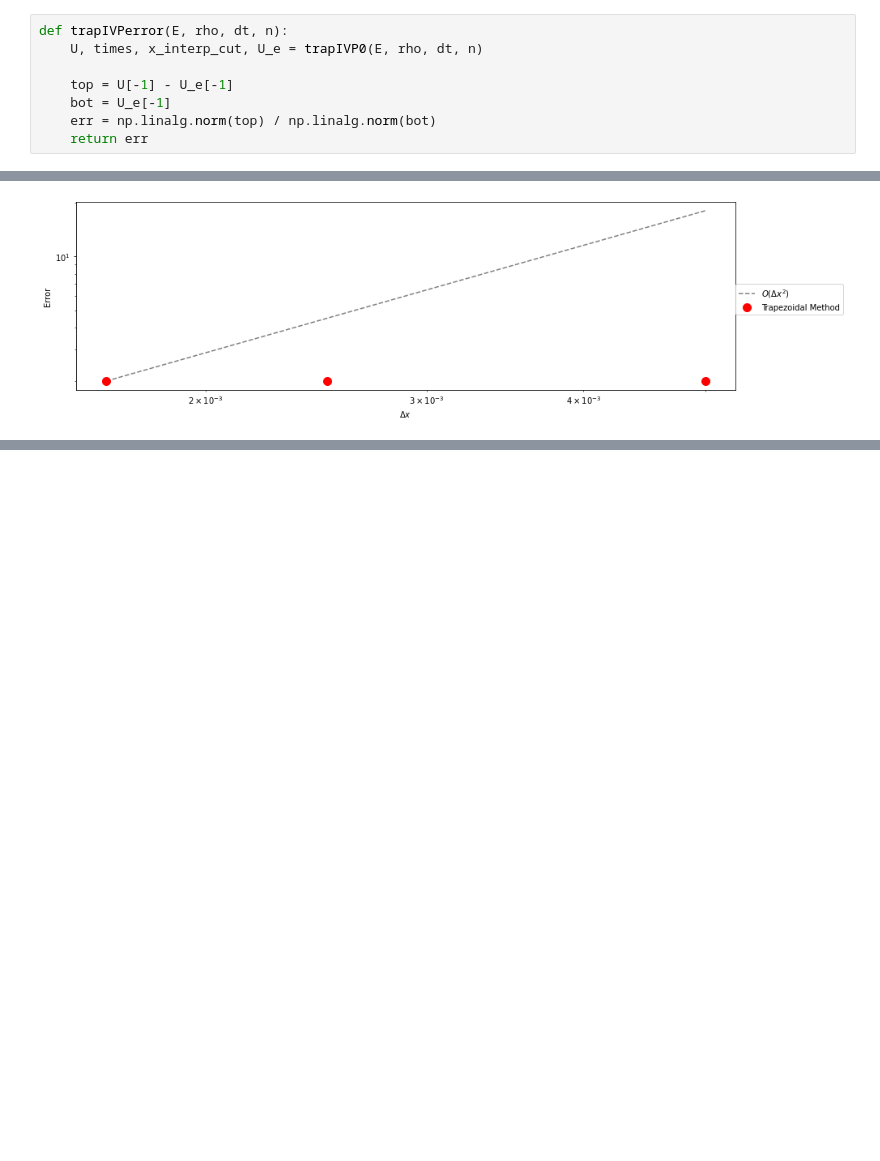
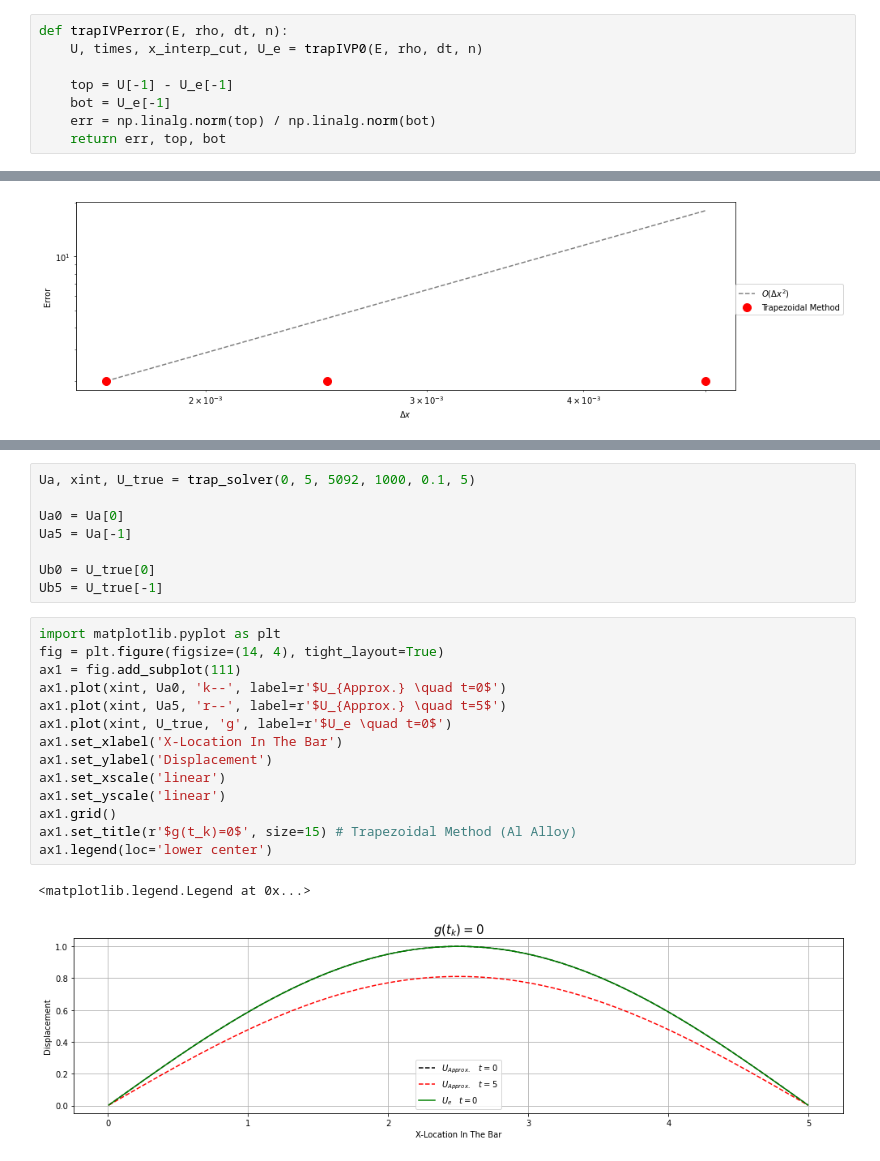
Before and after one commit to minwin0630/ae370-group-project-2, a Jupyter notebook: Project 2 Group.ipynb, the cells around one changed output, grey strips where cells are left out. Saved outputs shown, nothing was run; the diff lists cells and outputs as text; blank space fills up the shorter version.

```diff
--- a/Project 2 Group.ipynb
+++ b/Project 2 Group.ipynb
@@ -536,7 +541,7 @@ def trapIVPerror(E, rho, dt, n):
     top = U[-1] - U_e[-1]
     bot = U_e[-1]
     err = np.linalg.norm(top) / np.linalg.norm(bot)
-    return err
+    return err, top, bot
 # %%
 dt_list = [1, 0.5, 0.25, 0.1, 0.05]
 
@@ -634,0 +685,25 @@ ValueError: row, column, and data array must all be the same length
+# %%
+Ua, xint, U_true = trap_solver(0, 5, 5092, 1000, 0.1, 5)
+
+Ua0 = Ua[0]
+Ua5 = Ua[-1]
+
+Ub0 = U_true[0]
+Ub5 = U_true[-1]
+# %%
+import matplotlib.pyplot as plt
+fig = plt.figure(figsize=(14, 4), tight_layout=True)
+ax1 = fig.add_subplot(111)
+ax1.plot(xint, Ua0, 'k--', label=r'$U_{Approx.} \quad t=0$')
+ax1.plot(xint, Ua5, 'r--', label=r'$U_{Approx.} \quad t=5$')
+ax1.plot(xint, U_true, 'g', label=r'$U_e \quad t=0$')
+ax1.set_xlabel('X-Location In The Bar')
+ax1.set_ylabel('Displacement')
+ax1.set_xscale('linear')
+ax1.set_yscale('linear')
+ax1.grid()
+ax1.set_title(r'$g(t_k)=0$', size=15) # Trapezoidal Method (Al Alloy)
+ax1.legend(loc='lower center')
+# %% [output]
+<matplotlib.legend.Legend at 0x...>
+[figure, added]
```
Also changed, not shown: parts of 10 cells of this notebook.
